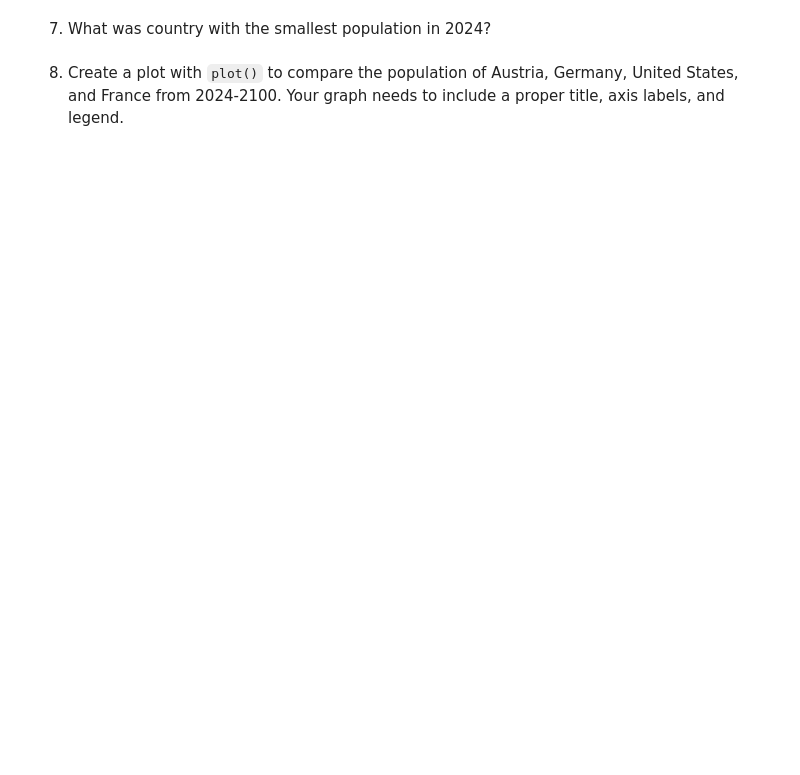
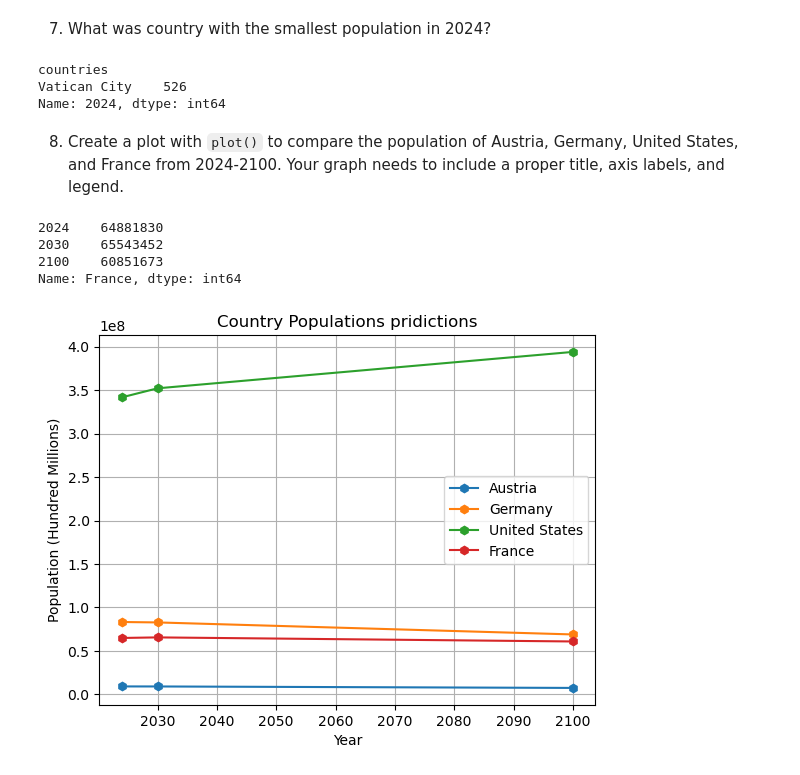
Before and after one commit to EPIC-Campus-LPS/pandas-georgetate, a Jupyter notebook: FAI_Pandas.ipynb, the cells around one changed output. Saved outputs shown, nothing was run; the diff lists cells and outputs as text; code cells hidden in the pictures; blank space fills up the shorter version.

```diff
--- a/FAI_Pandas.ipynb
+++ b/FAI_Pandas.ipynb
@@ -102,2 +187,5 @@ df_a = pd.DataFrame.from_records(mat, columns=titles)
 # %% [markdown]
 2. How is the `DataFrame` currently indexed? If it is not already, make the `countries` column the index.
+# %%
+df_a.set_index("countries", inplace=True)
+display(df_a)
@@ -112,4 +244,28 @@ df_a = pd.DataFrame.from_records(mat, columns=titles)
 # %% [markdown]
 7. What was country with the smallest population in 2024?
+# %%
+print(df_a[2024].sort_values(ascending=False).tail(1))
+# %% [output]
+countries
+Vatican City    526
+Name: 2024, dtype: int64
 # %% [markdown]
 8. Create a plot with `plot()` to compare the population of Austria, Germany, United States, and France from 2024-2100. Your graph needs to include a  proper title, axis labels, and legend.
+# %%
+print(df_a.loc["France"])
+plt.plot(df_a.loc["Austria"], marker="h")
+plt.plot(df_a.loc["Germany"], marker="h")
+plt.plot(df_a.loc["United States"], marker="h")
+plt.plot(df_a.loc["France"], marker="h")
+plt.legend(["Austria", "Germany", "United States", "France"])
+plt.xlabel("Year")
+plt.title("Country Population predictions")
+plt.grid()
+plt.ylabel("Population (Hundred Millions)")
+plt.show()
+# %% [output]
+2024    64881830
+2030    65543452
+2100    60851673
+Name: France, dtype: int64
+[figure, added]
```
Also changed, not shown: parts of 14 cells of this notebook.
